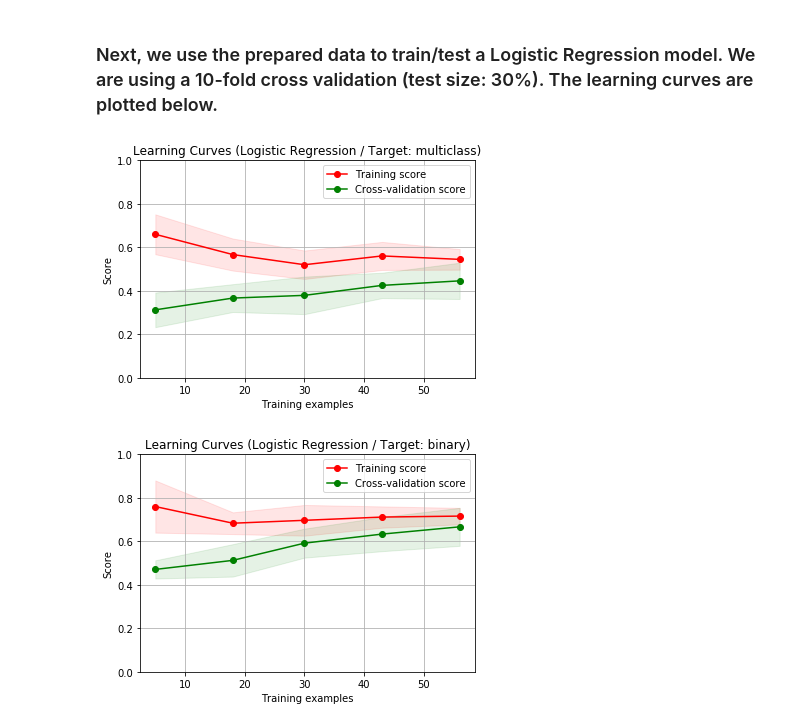
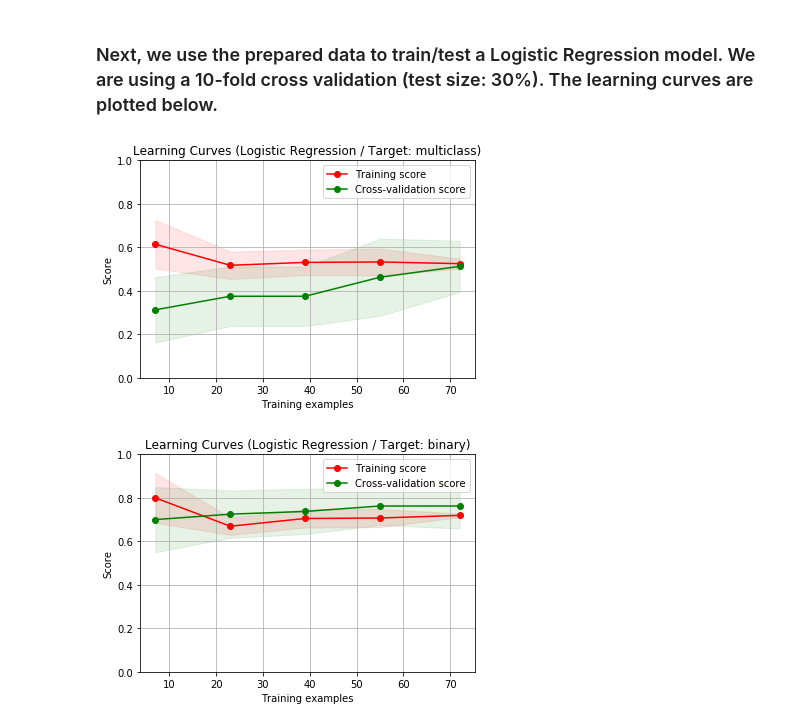
Before and after one commit to MTG/mast-rhythm-analysis, a Jupyter notebook: notebooks/BaselineRhythmicAssessmentSystem.ipynb, the cells around one changed output. Drawn from its saved outputs; the diff is of its cells as text; code cells hidden in the pictures.

Commit message:
using annotations for binary classification

```diff
--- a/notebooks/BaselineRhythmicAssessmentSystem.ipynb
+++ b/notebooks/BaselineRhythmicAssessmentSystem.ipynb
@@ -8,8 +8,6 @@
 import os
 import sklearn.datasets
 import numpy as np
-
-from scipy.spatial.distance import *
 
 DATA_FOLDER = "../data/"
 
@@ -62,18 +60,17 @@ def get_class_for_performance(audio_name, multiclass=True):
                             annotations.append(grade)
 
     # the class of a performance is the mode of its annotations
+    mode = max(set(annotations), key=annotations.count)
     if multiclass:
-        return max(set(annotations), key=annotations.count)
-    # the binary class of a performance is whether it was accepted or not
-    return 1 if 'pass' in audio_name else 0
+        return mode
+    # the binary class of a performance is 1 (accepted) if mode is 3 or higher. 0 (rejected) otherwise
+    return 1 if mode >= 3 else 0
 
 def load_rhythmic_performances():
     features = []
     target_multiclass = []
     target_binary = []
 
-# vector distances in the euclidean spaces doesn't say much
-#     DISTANCE_FUNCTIONS = [levenshtein, euclidean, cosine, braycurtis, canberra, chebyshev, cityblock, correlation, dice, hamming, jaccard, kulsinski, matching, rogerstanimoto, russellrao, sokalmichener, sokalsneath, sqeuclidean, yule]
     DISTANCE_FUNCTIONS = [levenshtein, beat_difference]
 
     with open('../data/Performances Annotations/listfiles.txt', 'r') as list_of_files,\
@@ -127,37 +124,37 @@ def plot_learning_curve(estimator, title, X, y, ylim=None, cv=None,
                      train_scores_mean + train_scores_std, alpha=0.1,
                      color="r")
     plt.fill_between(train_sizes, test_scores_mean - test_scores_std,
                      test_scores_mean + test_scores_std, alpha=0.1, color="g")
     plt.plot(train_sizes, train_scores_mean, 'o-', color="r",
              label="Training score")
     plt.plot(train_sizes, test_scores_mean, 'o-', color="g",
              label="Cross-validation score")
 
     plt.legend(loc="best")
     return plt
 
 # loading rhythmic dataset
 mast = load_rhythmic_performances()
 
-X, y_b = mast.data, mast.target_binary
+X, y_b, y_m = mast.data, mast.target_binary, mast.target_multiclass
 
 title = r"Learning Curves (Logistic Regression / Target: multiclass)"
 # plotting learning curve for a multiclass logistic regression classifier (1-4)
-# using 10-fold cross validation (minimum testing set: 30%)
-cv = ShuffleSplit(n_splits=10, test_size=0.3, random_state=0)
+# using 10-fold cross validation (minimum testing set: 10%)
+cv = ShuffleSplit(n_splits=10, test_size=0.1, random_state=5)
 estimator = LogisticRegression()
 plot_learning_curve(estimator, title, X, y_m, (0, 1), cv=cv)
 
 title = r"Learning Curves (Logistic Regression / Target: binary)"
 # plotting learning curve for a binary logistic regression classifier (pass/fail)
-# using 10-fold cross validation (minimum testing set: 30%)
-cv = ShuffleSplit(n_splits=10, test_size=0.3, random_state=0)
+# using 10-fold cross validation (minimum testing set: 10%)
+cv = ShuffleSplit(n_splits=10, test_size=0.1, random_state=5)
 estimator = LogisticRegression()
 plot_learning_curve(estimator, title, X, y_b, (0, 1), cv=cv)
 
 title = r"Learning Curves (SVM, RBF kernel, $\gamma=0.001$/ Target: multiclass)"
 
 plt.show()
 # %% [output]
-[figure, old version]
+[figure, new version]
-[figure, old version]
+[figure, new version]
```
